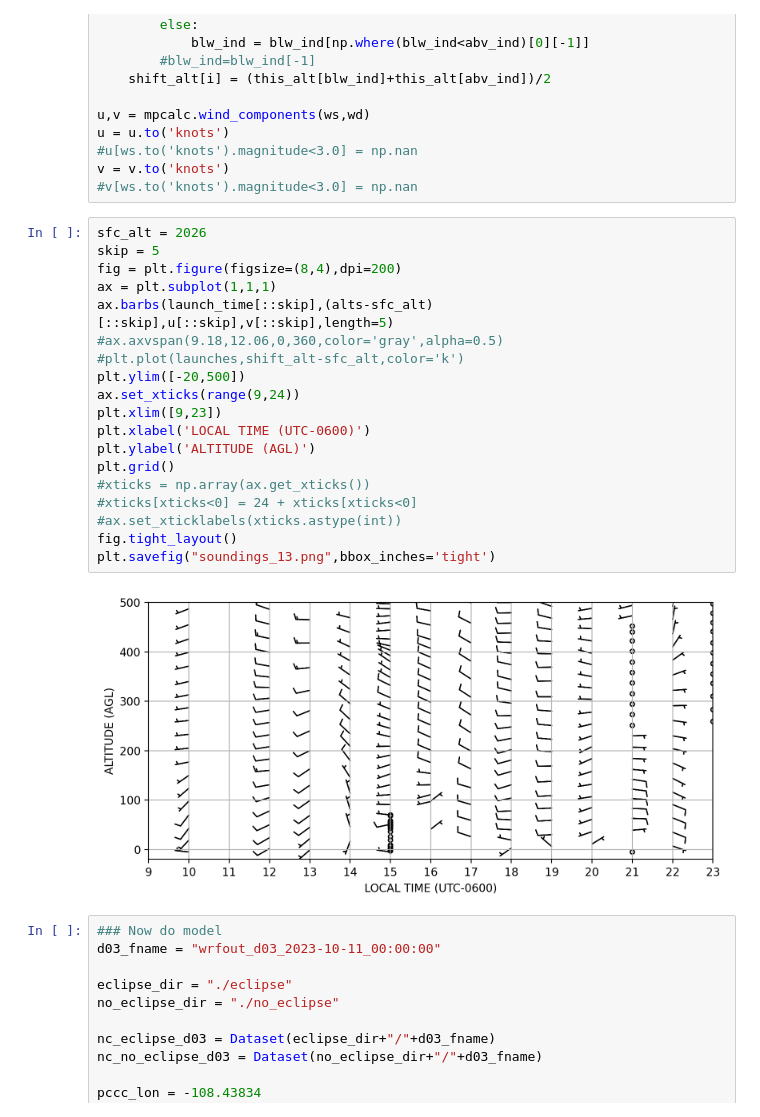
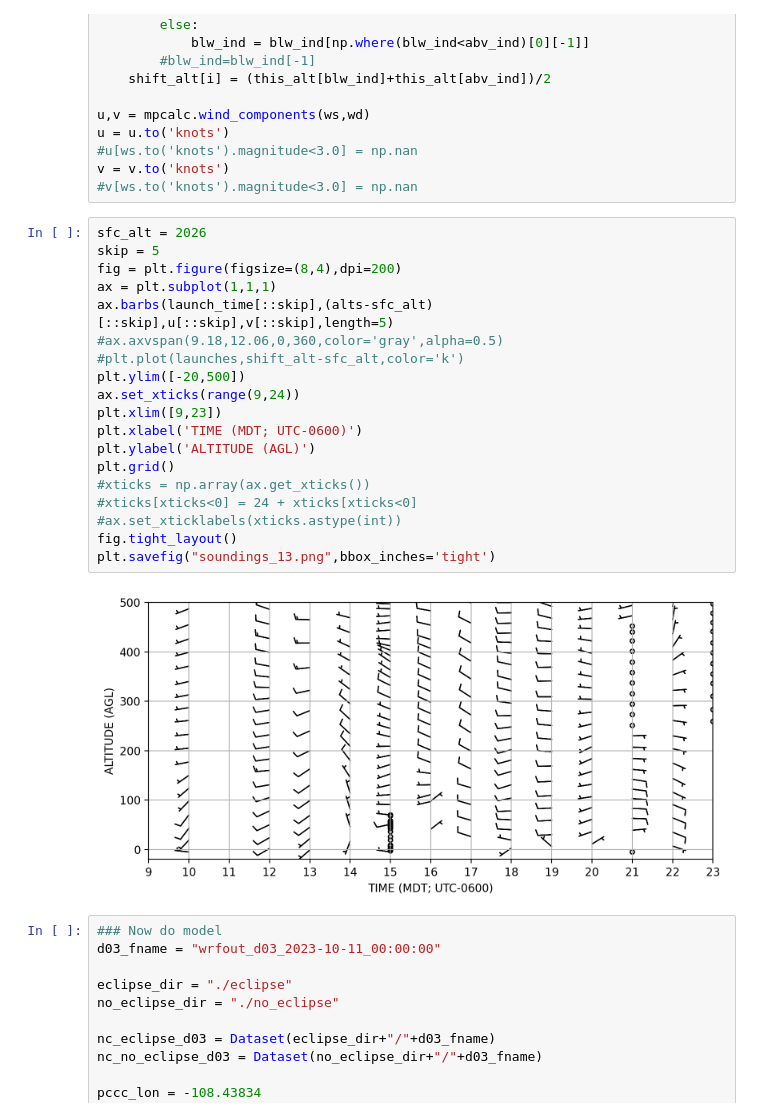
Before and after one commit to jwmarquis/Eclipse_Mountain_Valley_Circulation, a Jupyter notebook: upper_air.ipynb, the cells around one changed output. Saved outputs shown, nothing was run; the diff lists cells and outputs as text.

```diff
--- a/upper_air.ipynb
+++ b/upper_air.ipynb
@@ -198,24 +198,24 @@ v = v.to('knots')
 # %%
 sfc_alt = 2026
 skip = 5
 fig = plt.figure(figsize=(8,4),dpi=200)
 ax = plt.subplot(1,1,1)
 ax.barbs(launch_time[::skip],(alts-sfc_alt)[::skip],u[::skip],v[::skip],length=5)
 #ax.axvspan(9.18,12.06,0,360,color='gray',alpha=0.5)
 #plt.plot(launches,shift_alt-sfc_alt,color='k')
 plt.ylim([-20,500])
 ax.set_xticks(range(9,24))
 plt.xlim([9,23])
-plt.xlabel('LOCAL TIME (UTC-0600)')
+plt.xlabel('TIME (MDT; UTC-0600)')
 plt.ylabel('ALTITUDE (AGL)')
 plt.grid()
 #xticks = np.array(ax.get_xticks())
 #xticks[xticks<0] = 24 + xticks[xticks<0]
 #ax.set_xticklabels(xticks.astype(int))
 fig.tight_layout()
 plt.savefig("soundings_13.png",bbox_inches='tight')
 # %% [output]
-[figure, old version]
+[figure, new version]
 # %%
 ### Now do model
 d03_fname = "wrfout_d03_2023-10-11_00:00:00"
```
Also changed, not shown: parts of 3 cells of this notebook, 3 other files.
